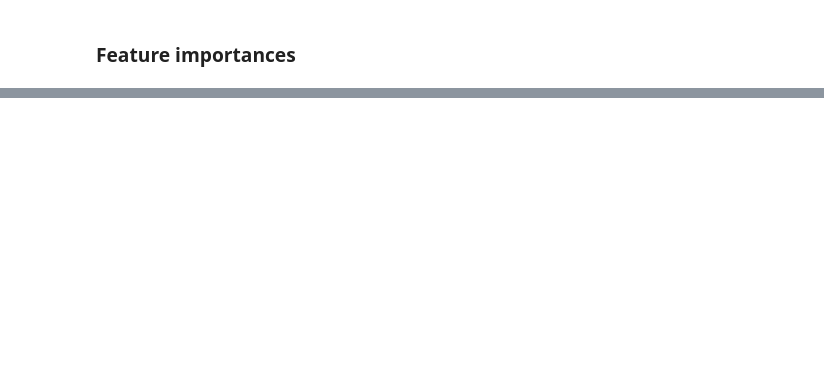
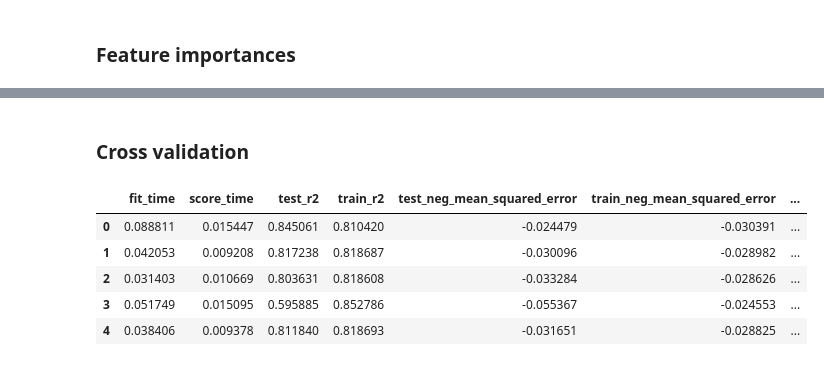
Before and after one commit to MouslyDiaw/ensae_project, a Jupyter notebook: courses/supervised_learning/regression.ipynb, the cells around one changed output, grey strips where cells are left out. Cells and saved outputs as stored; diff of their text form; code cells hidden in the pictures; blank space fills up the shorter version.

```diff
--- a/courses/supervised_learning/regression.ipynb
+++ b/courses/supervised_learning/regression.ipynb
@@ -478,0 +619,24 @@ cv_results[
+# %%
+def define_pipeline(estimator,
+                    parameters,
+                    numeric_transformer,
+                    categorical_transformer
+                   ):
+    """ Construct a Pipeline from the given transfomers & estimators
+    """
+    if not parameters:
+        parameters = dict()
+    numeric_transformer = make_pipeline(*numeric_transformer)
+    categorical_transformer = make_pipeline(*categorical_transformer)
+
+
+    preprocessor = ColumnTransformer(
+        transformers=[
+            ("num", make_pipeline(*numeric_transformer), make_column_selector(dtype_include="number")),
+            ("cat", make_pipeline(*categorical_transformer), make_column_selector(dtype_include=["object"])),
+        ]
+    )
+
+    # Append estimator to preprocessing pipeline.
+    # Now we have a full prediction pipeline.
+    return Pipeline(steps=[("preprocessor", preprocessor), ("regressor", estimator(**parameters))])
@@ -478,0 +674,19 @@ cv_results[
+# %% [markdown]
+### Cross validation
+# %%
+# cross validation only
+cv_results = cross_validate(reg_ridge,
+                            X_train, y_train,
+                            cv=5,
+                            scoring=("r2", "neg_mean_squared_error",
+                                     "neg_mean_absolute_percentage_error", "neg_mean_absolute_error"),
+                            return_train_score=True)
+cv_result_ridge = pd.DataFrame(cv_results)
+cv_result_ridge
+# %% [output]
+|  | fit_time | score_time | test_r2 | train_r2 | test_neg_mean_squared_error | train_neg_mean_squared_error | ... |
+| 0 | 0.088811 | 0.015447 | 0.845061 | 0.810420 | -0.024479 | -0.030391 | ... |
+| 1 | 0.042053 | 0.009208 | 0.817238 | 0.818687 | -0.030096 | -0.028982 | ... |
+| 2 | 0.031403 | 0.010669 | 0.803631 | 0.818608 | -0.033284 | -0.028626 | ... |
+| 3 | 0.051749 | 0.015095 | 0.595885 | 0.852786 | -0.055367 | -0.024553 | ... |
+| 4 | 0.038406 | 0.009378 | 0.811840 | 0.818693 | -0.031651 | -0.028825 | ... |
```
Also changed, not shown: parts of 29 cells of this notebook.
